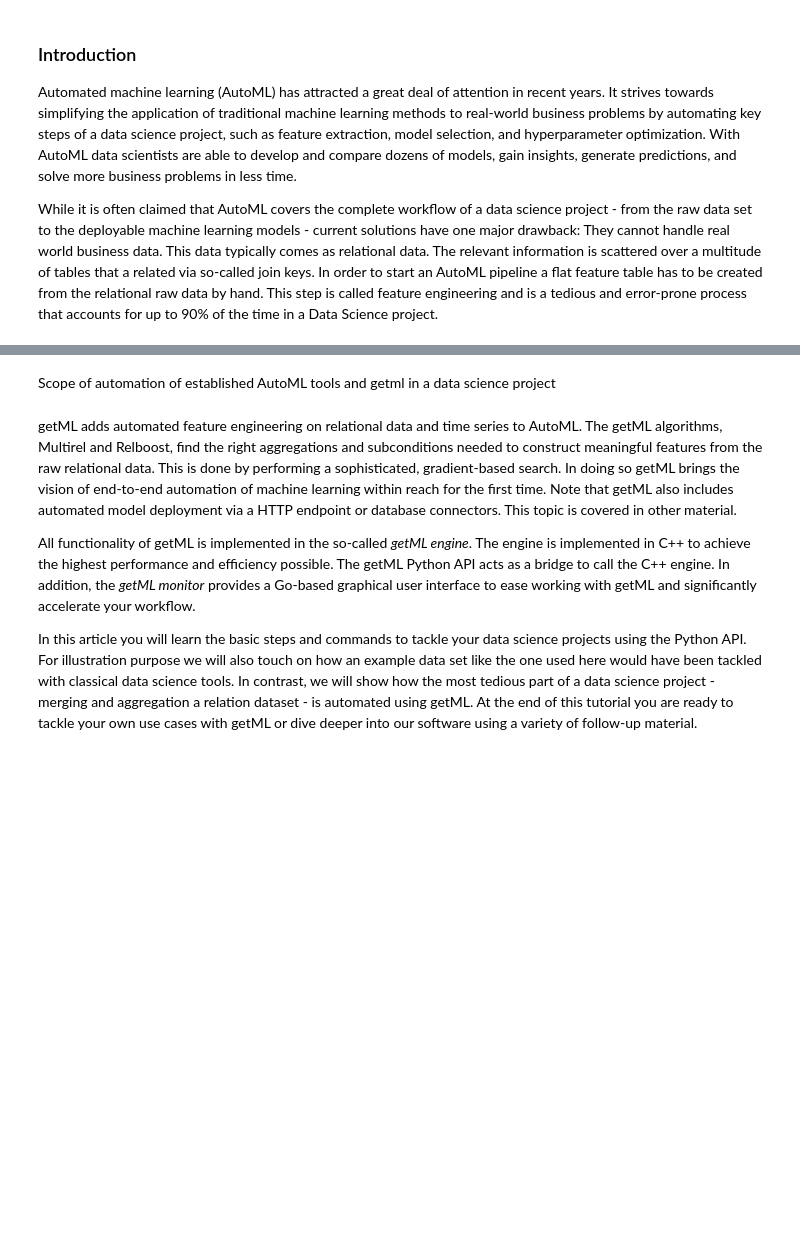
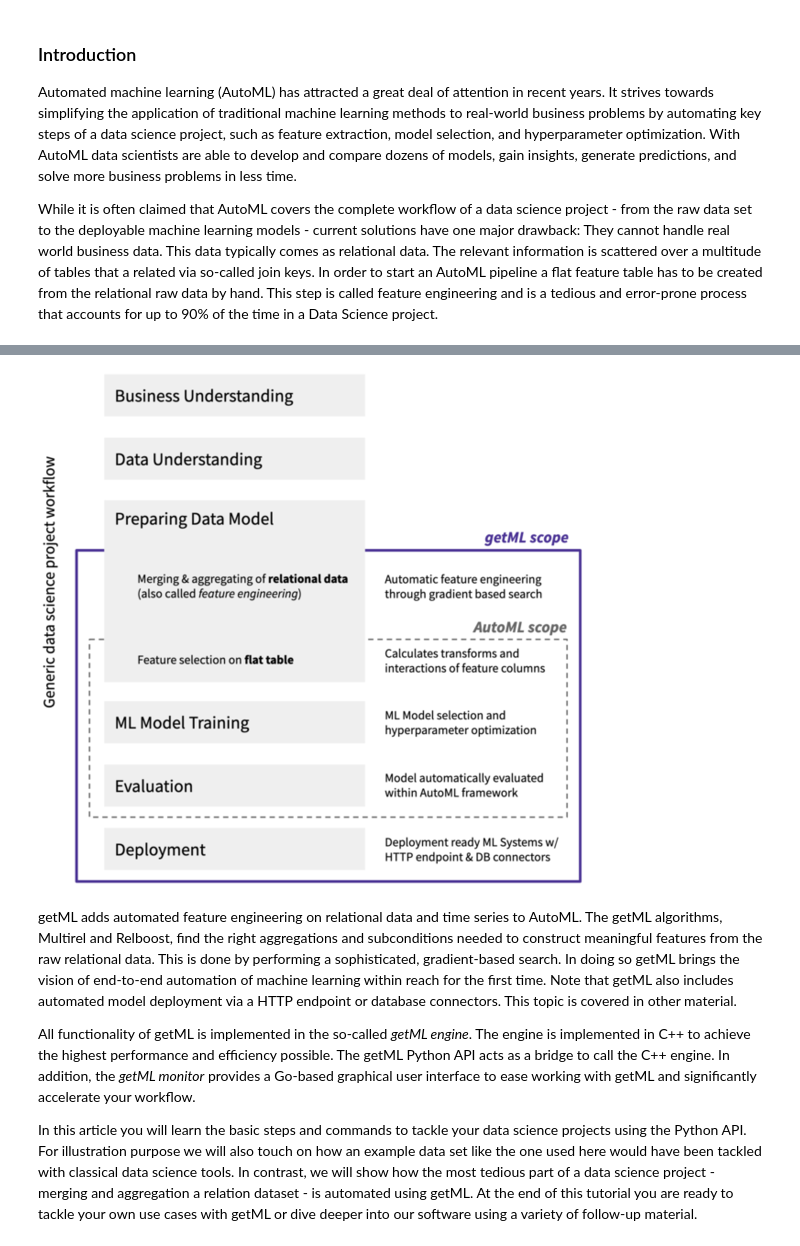
Before and after one commit to srnnkls/getml-examples, a Jupyter notebook: python/projects/getting_started/getting_started.ipynb, the cells around one changed output, grey strips where cells are left out. Drawn from its saved outputs; the diff is of its cells as text; code cells hidden in the pictures; blank space fills up the shorter version.

```diff
--- a/python/projects/getting_started/getting_started.ipynb
+++ b/python/projects/getting_started/getting_started.ipynb
@@ -19,5 +19,7 @@ While it is often claimed that AutoML covers the complete workflow of a data sci
-# %% [markdown]
-Scope of automation of established AutoML tools and getml in a data science project
+# %%
+Image("img/getml_scheme.png")
+# %% [output]
+[figure, added]
 # %% [markdown]
 getML adds automated feature engineering on relational data and time series to AutoML. The getML algorithms, Multirel and Relboost, find the right aggregations and subconditions needed to construct meaningful features from the raw relational data. This is done by performing a sophisticated, gradient-based search. In doing so getML brings the vision of end-to-end automation of machine learning within reach for the first time. Note that getML also includes automated model deployment via a HTTP endpoint or database connectors. This topic is covered in other material.
 
```
Also changed, not shown: parts of 16 cells of this notebook.
